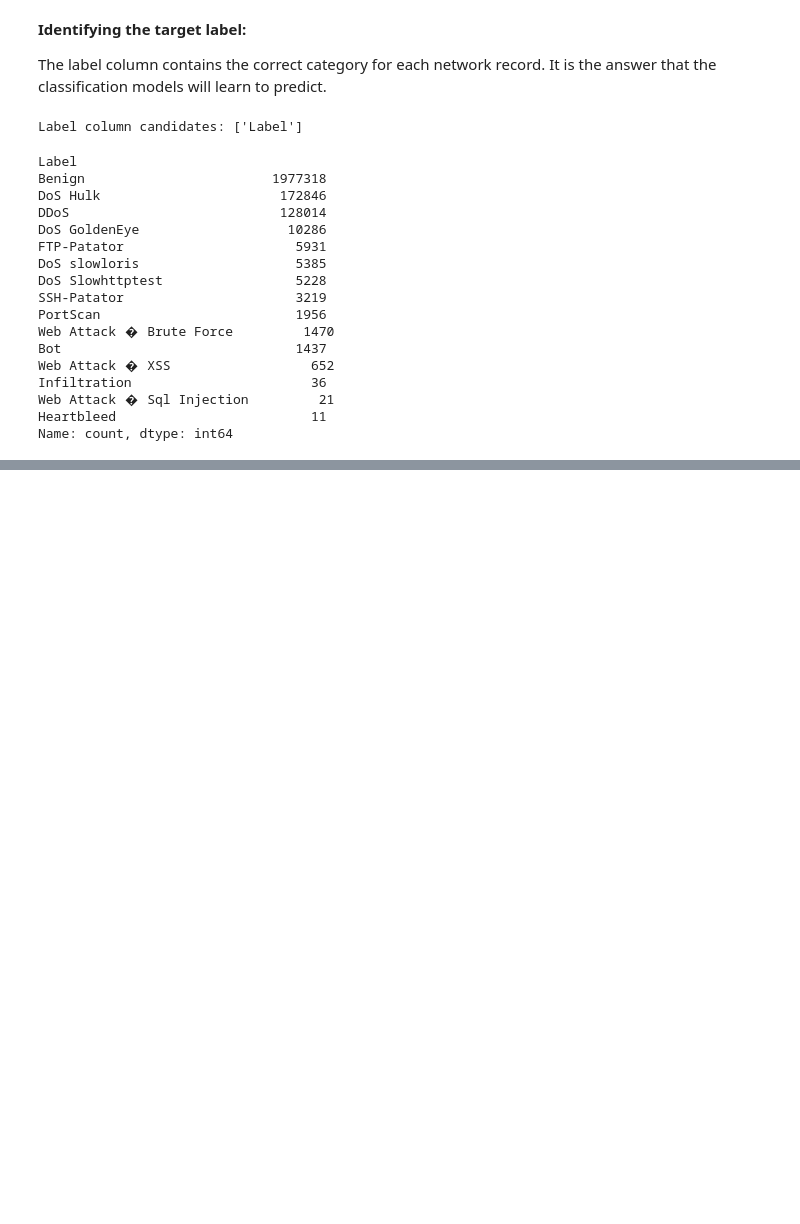
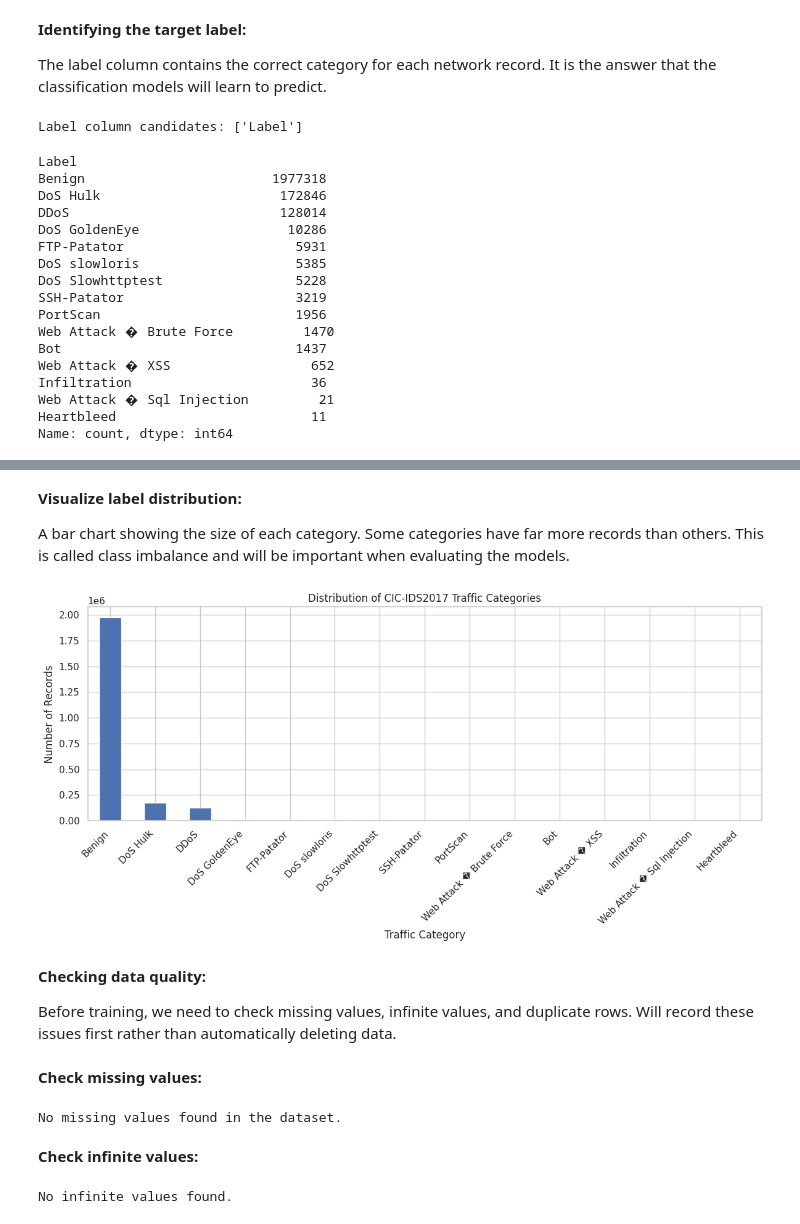
Before and after one commit to mynameisBhagya/ids-cicids2017, a Jupyter notebook: notebooks/CICIDS2017_Intrusion_Detection_Project.ipynb, the cells around one changed output, grey strips where cells are left out. Drawn from its saved outputs; the diff is of its cells as text; code cells hidden in the pictures; blank space fills up the shorter version.

Commit message:
Multiclass labels

```diff
--- a/notebooks/CICIDS2017_Intrusion_Detection_Project.ipynb
+++ b/notebooks/CICIDS2017_Intrusion_Detection_Project.ipynb
@@ -276,0 +353,7 @@ Name: count, dtype: int64
+# %%
+# Count how many records belong to each label
+label_counts = df[label_column].value_counts(dropna=False)
+
+# Display the counts
+print("Number of records in each category:")
+display(label_counts.to_frame(name="Record Count"))
@@ -276,0 +379,65 @@ Name: count, dtype: int64
+# %% [markdown]
+**Visualize label distribution:**
+
+A bar chart showing the size of each category. Some categories have far more records than others. This is called class imbalance and will be important when evaluating the models.
+# %%
+# Create a bar chart showing the number of records per category
+plt.figure(figsize=(12, 6))
+
+# Plot the category counts
+label_counts.plot(kind="bar")
+
+# Add a title and axis labels
+plt.title("Distribution of CIC-IDS2017 Traffic Categories")
+plt.xlabel("Traffic Category")
+plt.ylabel("Number of Records")
+
+# Rotate category names for readability
+plt.xticks(rotation=45, ha="right")
+
+# Adjust the layout and display the chart
+plt.tight_layout()
+plt.show()
+# %% [output]
+[figure, added]
+# %% [markdown]
+**Checking data quality:**
+
+Before training, we need to check missing values, infinite values, and duplicate rows. Will record these issues first rather than automatically deleting data.
+# %% [markdown]
+**Check missing values:**
+# %%
+# Count missing values in every column
+missing_values = df.isnull().sum()
+
+# Keep only columns that contain missing values
+missing_values = missing_values[missing_values > 0]
+
+# Display the result
+if missing_values.empty:
+    print("No missing values found in the dataset.")
+else:
+    print("Columns containing missing values:")
+    display(missing_values.to_frame(name="Missing Values"))
+# %% [output]
+No missing values found in the dataset.
+# %% [markdown]
+**Check infinite values:**
+# %%
+# Select only numerical columns
+numeric_df = df.select_dtypes(include=[np.number])
+
+# Count positive and negative infinite values in each numerical column
+infinite_counts = np.isinf(numeric_df).sum()
+
+# Keep only columns that contain infinite values
+infinite_counts = infinite_counts[infinite_counts > 0]
+
+# Display the result
+if infinite_counts.empty:
+    print("No infinite values found.")
+else:
+    print("Columns containing infinite values:")
+    display(infinite_counts.to_frame(name="Infinite Values"))
+# %% [output]
+No infinite values found.
```
Also changed, not shown: parts of 95 cells of this notebook.
